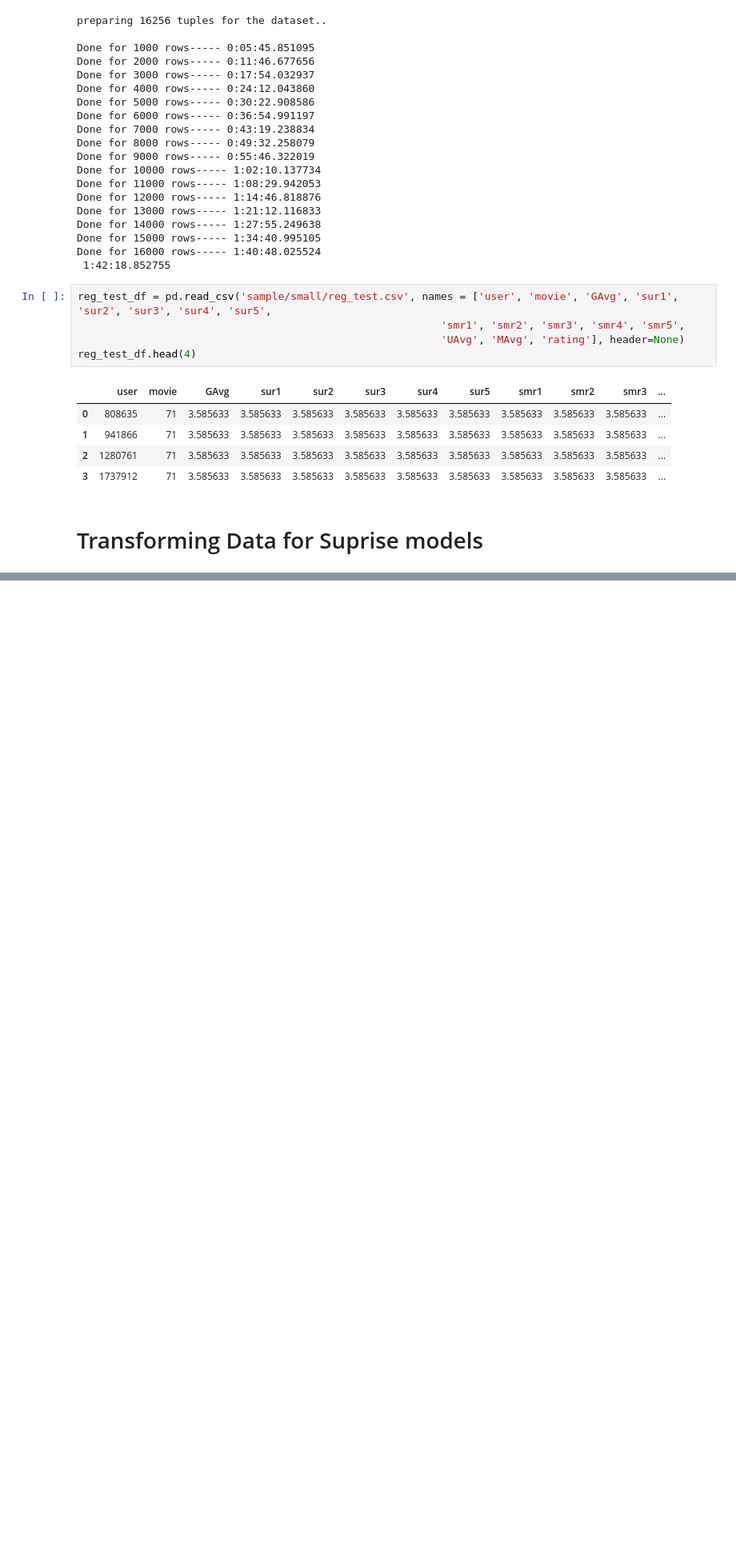
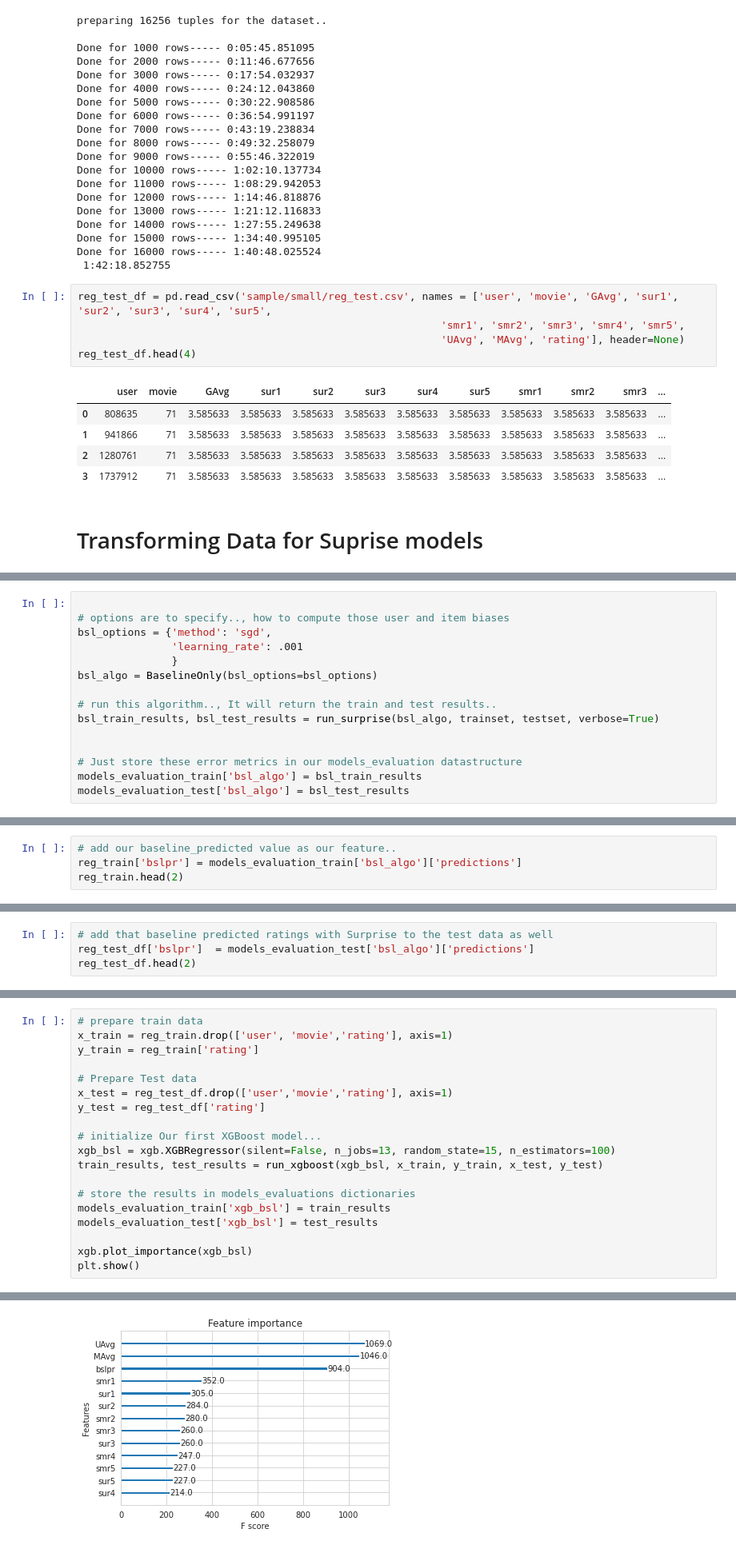
Before and after one commit to shivanshupc/NetFlix_Movie_Recommendation, a Jupyter notebook: netflix_movie_recommendation.ipynb, the cells around one changed output, grey strips where cells are left out. Shown: that part at 80% size. Cells and saved outputs as stored; diff of their text form; blank space fills up the shorter version.

```diff
--- a/netflix_movie_recommendation.ipynb
+++ b/netflix_movie_recommendation.ipynb
@@ -979,0 +1210,15 @@ ModuleNotFoundError: No module named 'surprise'
+# %%
+
+# options are to specify.., how to compute those user and item biases
+bsl_options = {'method': 'sgd',
+               'learning_rate': .001
+               }
+bsl_algo = BaselineOnly(bsl_options=bsl_options)
+
+# run this algorithm.., It will return the train and test results..
+bsl_train_results, bsl_test_results = run_surprise(bsl_algo, trainset, testset, verbose=True)
+
+
+# Just store these error metrics in our models_evaluation datastructure
+models_evaluation_train['bsl_algo'] = bsl_train_results
+models_evaluation_test['bsl_algo'] = bsl_test_results
@@ -979,0 +1247,4 @@ ModuleNotFoundError: No module named 'surprise'
+# %%
+# add our baseline_predicted value as our feature..
+reg_train['bslpr'] = models_evaluation_train['bsl_algo']['predictions']
+reg_train.head(2)
@@ -979,0 +1257,4 @@ ModuleNotFoundError: No module named 'surprise'
+# %%
+# add that baseline predicted ratings with Surprise to the test data as well
+reg_test_df['bslpr']  = models_evaluation_test['bsl_algo']['predictions']
+reg_test_df.head(2)
@@ -979,0 +1265,20 @@ ModuleNotFoundError: No module named 'surprise'
+# %%
+# prepare train data
+x_train = reg_train.drop(['user', 'movie','rating'], axis=1)
+y_train = reg_train['rating']
+
+# Prepare Test data
+x_test = reg_test_df.drop(['user','movie','rating'], axis=1)
+y_test = reg_test_df['rating']
+
+# initialize Our first XGBoost model...
+xgb_bsl = xgb.XGBRegressor(silent=False, n_jobs=13, random_state=15, n_estimators=100)
+train_results, test_results = run_xgboost(xgb_bsl, x_train, y_train, x_test, y_test)
+
+# store the results in models_evaluations dictionaries
+models_evaluation_train['xgb_bsl'] = train_results
+models_evaluation_test['xgb_bsl'] = test_results
+
+xgb.plot_importance(xgb_bsl)
+plt.show()
+# %% [output]
@@ -979,0 +1304 @@ ModuleNotFoundError: No module named 'surprise'
+[figure, added]
```
Also changed, not shown: parts of 42 cells of this notebook.
